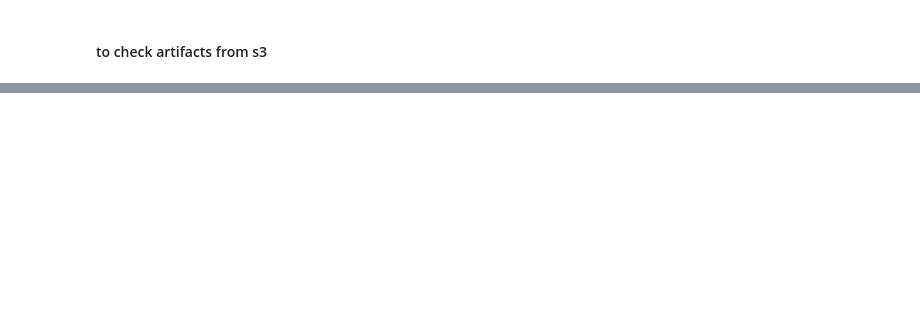
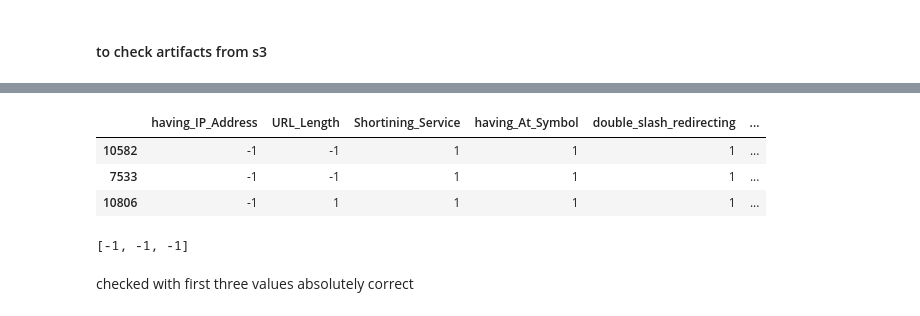
Before and after one commit to Yashmaini30/SageMaker-NetworkSecurity, a Jupyter notebook: research.ipynb, the cells around one changed output, grey strips where cells are left out. Cells and saved outputs as stored; diff of their text form; code cells hidden in the pictures; blank space fills up the shorter version.

Commit message:
checked predictions

```diff
--- a/research.ipynb
+++ b/research.ipynb
@@ -307,0 +352,13 @@ s3://sagemaker-us-east-1-888577032243/RF-sklearn-job-2025-04-17-08-36-52-084/out
+# %%
+testX[features][0:3]
+# %% [output]
+|  | having_IP_Address | URL_Length | Shortining_Service | having_At_Symbol | double_slash_redirecting | ... |
+| 10582 | -1 | -1 | 1 | 1 | 1 | ... |
+| 7533 | -1 | -1 | 1 | 1 | 1 | ... |
+| 10806 | -1 | 1 | 1 | 1 | 1 | ... |
+# %%
+print(predictor.predict(testX[features][0:3]).astype(int).tolist())
+# %% [output]
+[-1, -1, -1]
+# %% [markdown]
+checked with first three values absolutely correct
```
Also changed, not shown: parts of 9 cells of this notebook.
